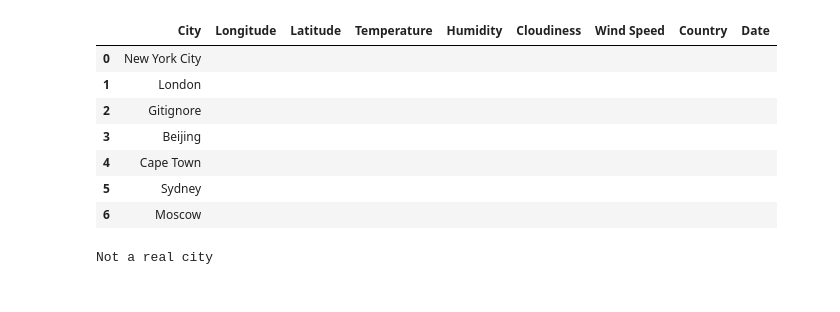
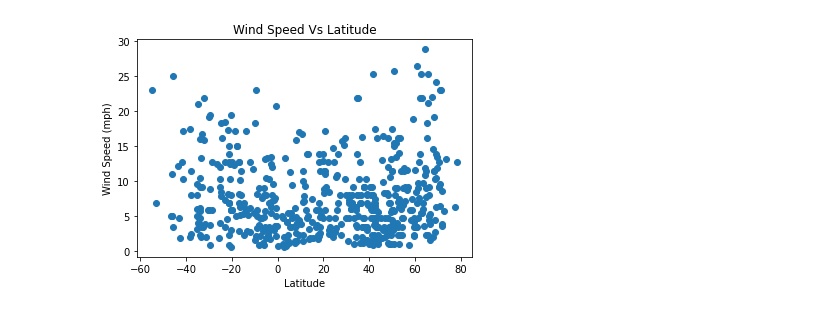
Before and after one commit to kplam624/API-challenge, a Jupyter notebook: Weatherpy/Weather.ipynb, the cells around one changed output. Saved outputs shown, nothing was run; the diff lists cells and outputs as text; code cells hidden in the pictures.

```diff
--- a/Weatherpy/Weather.ipynb
+++ b/Weatherpy/Weather.ipynb
@@ -37 +151,11 @@ len(cities)
+# %%
+# Wind Speed (mph) vs. Latitude
+wind = weather_df['Wind Speed']
+plt.scatter(latitude,wind, marker = 'o')
+plt.title('Wind Speed Vs Latitude')
+plt.xlabel('Latitude')
+plt.ylabel('Wind Speed (mph)')
+plt.show()
+# %% [output]
+[figure, added]
 # %%
@@ -44,49 +183,3 @@ len(cities)
 #     response = requests.get(query_url)
 #     response_json = response.json()
 #     print(f'City name: {cities[i]}')
-# %%
-url = "http://api.openweathermap.org/data/2.5/weather?"
-my_city = ['New York City','London','Gitignore','Beijing','Cape Town','Sydney','Moscow']
-unit = 'imperial'
-
-weather_df = pd.DataFrame(my_city)
-weather_df = weather_df.rename(columns = {0: 'City'})
-
-weather_df['Longitude'] = ''
-weather_df['Latitude'] = ''
-weather_df['Temperature'] = ''
-weather_df['Humidity'] = ''
-weather_df['Cloudiness'] = ''
-weather_df['Wind Speed'] = ''
-weather_df['Country'] = ''
-weather_df['Date'] = ''
-
-weather_df
-# %% [output]
-|  | City | Longitude | Latitude | Temperature | Humidity | Cloudiness | Wind Speed | Country | Date |
-| 0 | New York City |  |  |  |  |  |  |  |  |
-| 1 | London |  |  |  |  |  |  |  |  |
-| 2 | Gitignore |  |  |  |  |  |  |  |  |
-| 3 | Beijing |  |  |  |  |  |  |  |  |
-| 4 | Cape Town |  |  |  |  |  |  |  |  |
-| 5 | Sydney |  |  |  |  |  |  |  |  |
-| 6 | Moscow |  |  |  |  |  |  |  |  |
-# %%
-for i, rows in weather_df.iterrows():
-    query_url = url + "appid=" + weather_api_key + "&units=" + unit + "&q=" + rows['City']
-    response = requests.get(query_url)
-    weather_data = response.json()
-    try:
-        weather_df.loc[i,'Longitude'] = weather_data['coord']['lon']
-        weather_df.loc[i,'Latitude'] = weather_data['coord']['lat']
-        weather_df.loc[i,'Temperature'] = weather_data['main']['temp_max']
-        weather_df.loc[i,'Humidity'] = weather_data['main']['humidity']
-        weather_df.loc[i,'Cloudiness'] = weather_data['clouds']['all']
-        weather_df.loc[i,'Wind Speed'] = weather_data['wind']['speed']
-        weather_df.loc[i,'Country'] = weather_data['sys']['country']
-        weather_df.loc[i,'Date'] = weather_data['dt']
-
-    except (KeyError , IndexError):
-        print('Not a real city')
-# %% [output]
-Not a real city
```
Also changed, not shown: parts of 16 cells of this notebook.
